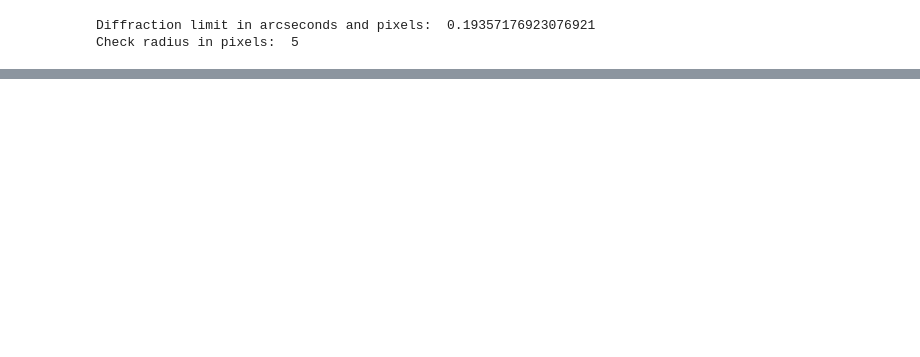
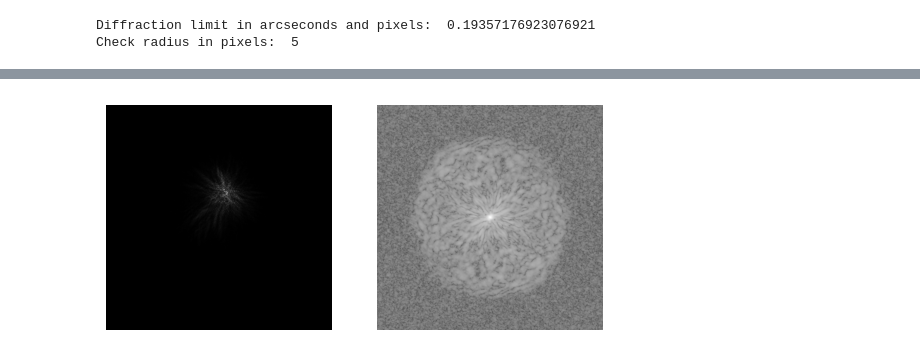
Before and after one commit to Leonardo-5/Speckle-Analisys-for-AO, a Jupyter notebook: speckle_FFT.ipynb, the cells around one changed output, grey strips where cells are left out. Drawn from its saved outputs; the diff is of its cells as text; code cells hidden in the pictures; blank space fills up the shorter version.

```diff
--- a/speckle_FFT.ipynb
+++ b/speckle_FFT.ipynb
@@ -47,6 +50,11 @@ print("Diffraction limit in arcseconds and pixels: ",diffraction_limit_arcsecond
 #Radius used to check for speckles (in pixels)
 check_radius = int(diffraction_limit_arcseconds/plate_scale) #4 corrisponde al diametro del disco di airy in pixel
 print ("Check radius in pixels: ", check_radius)
+
+def calculate_2dft(input):
+    ft = np.fft.ifftshift(input)
+    ft = np.fft.fft2(ft)
+    return np.fft.fftshift(ft)
 # %% [output]
 Diffraction limit in arcseconds and pixels:  0.19357176923076921
 Check radius in pixels:  5
@@ -52,0 +104,25 @@ Check radius in pixels:  5
+# %%
+
+
+imagenumber = 500
+
+
+data = immagini[imagenumber]
+data_raw = data.copy()
+data_clean = data_raw.copy()
+background_level = np.median(data_raw)
+data = data_raw - background_level
+data[data < 0] = 0
+
+image = data.copy()
+
+ft = calculate_2dft(image)
+plt.subplot(121)
+plt.imshow(image)
+plt.axis("off")
+plt.subplot(122)
+plt.imshow(np.log(abs(ft)))
+plt.axis("off")
+plt.show()
+# %% [output]
+[figure, added]
```
Also changed, not shown: parts of 8 cells of this notebook, 2 other files.
